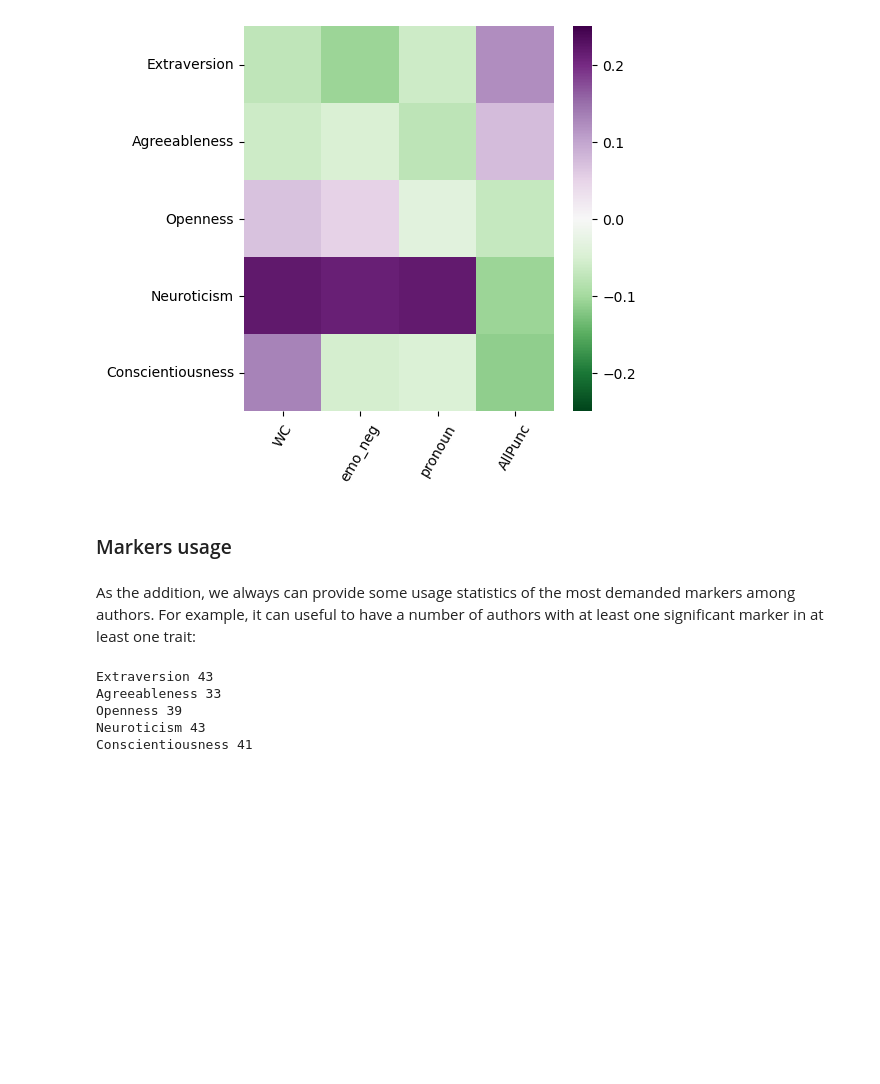
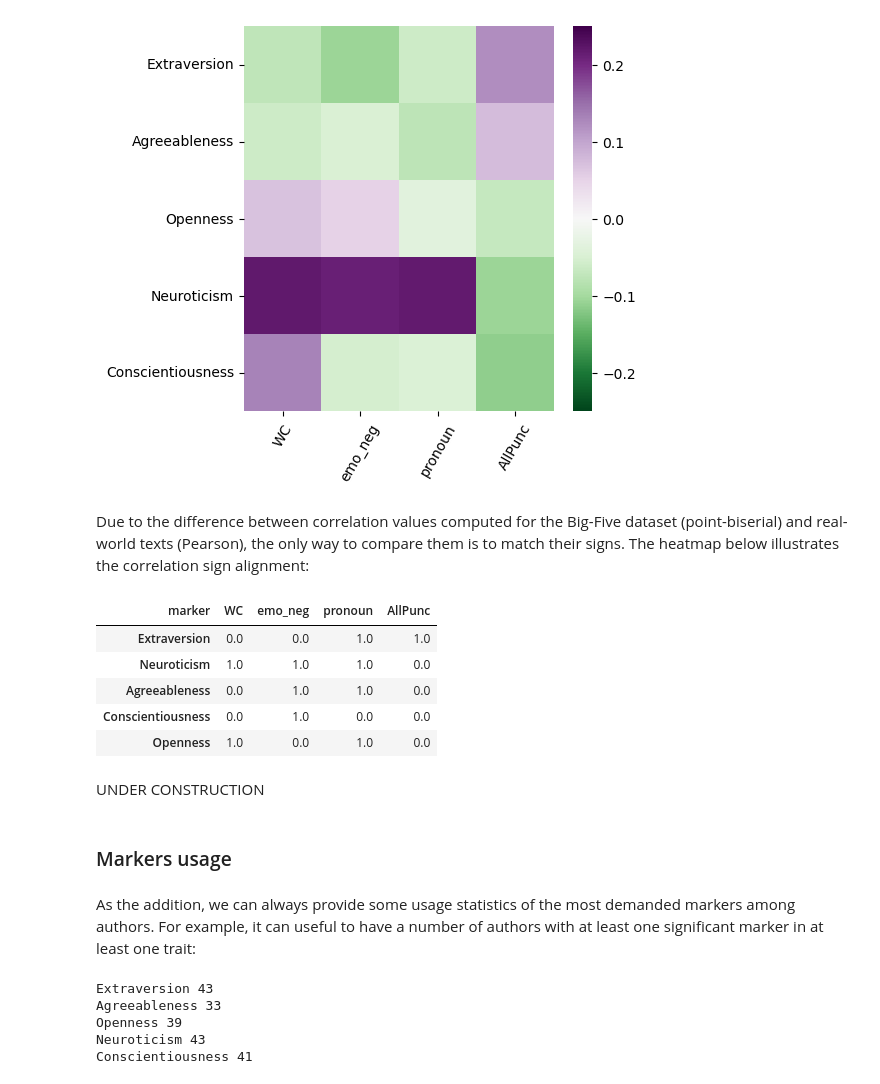
Before and after one commit to estiei/Big-Five-Backstage, a Jupyter notebook: demo.ipynb, the cells around one changed output. Saved outputs shown, nothing was run; the diff lists cells and outputs as text; code cells hidden in the pictures; blank space fills up the shorter version.

```diff
--- a/demo.ipynb
+++ b/demo.ipynb
@@ -169,5 +173,5 @@ First, we load the file with a list of linguistic markers showing _significant c
 from utils import pb_corr_full, pb_corr_author
 
 baseline = pd.read_csv('./supplementary/big-five_ling_markers_corr.csv', delimiter=';').dropna() # Penne essays
-markers = list(baseline['trait'])
+markers = list(baseline['marker'])
 # %% [markdown]
@@ -300,10 +291,23 @@ ax.set_yticklabels(list(df_sorted.columns), rotation=0)
 plt.show()
 # %% [output]
 [figure]
+# %% [markdown]
+Due to the difference between correlation values computed for the Big-Five dataset (point-biserial) and real-world texts (Pearson), the only way to compare them is to match their signs. The heatmap below illustrates the correlation sign alignment:
+# %%
+baseline.set_index('marker').T[markers_heatmap]
+# %% [output]
+| marker | WC | emo_neg | pronoun | AllPunc |
+| Extraversion | 0.0 | 0.0 | 1.0 | 1.0 |
+| Neuroticism | 1.0 | 1.0 | 1.0 | 0.0 |
+| Agreeableness | 0.0 | 1.0 | 1.0 | 0.0 |
+| Conscientiousness | 0.0 | 1.0 | 0.0 | 0.0 |
+| Openness | 1.0 | 0.0 | 1.0 | 0.0 |
+# %% [markdown]
+UNDER CONSTRUCTION
 # %% [markdown]
 ### Markers usage
 # %% [markdown]
-As the addition, we always can provide some usage statistics of the most demanded markers among authors. For example, it can useful to have a number of authors with at least one significant marker in at least one trait:
+As the addition, we can always provide some usage statistics of the most demanded markers among authors. For example, it can useful to have a number of authors with at least one significant marker in at least one trait:
 # %%
 traits_stat = {}
 traits_stat_by_author = {}
```
Also changed, not shown: parts of 25 cells of this notebook, 1 other file.
